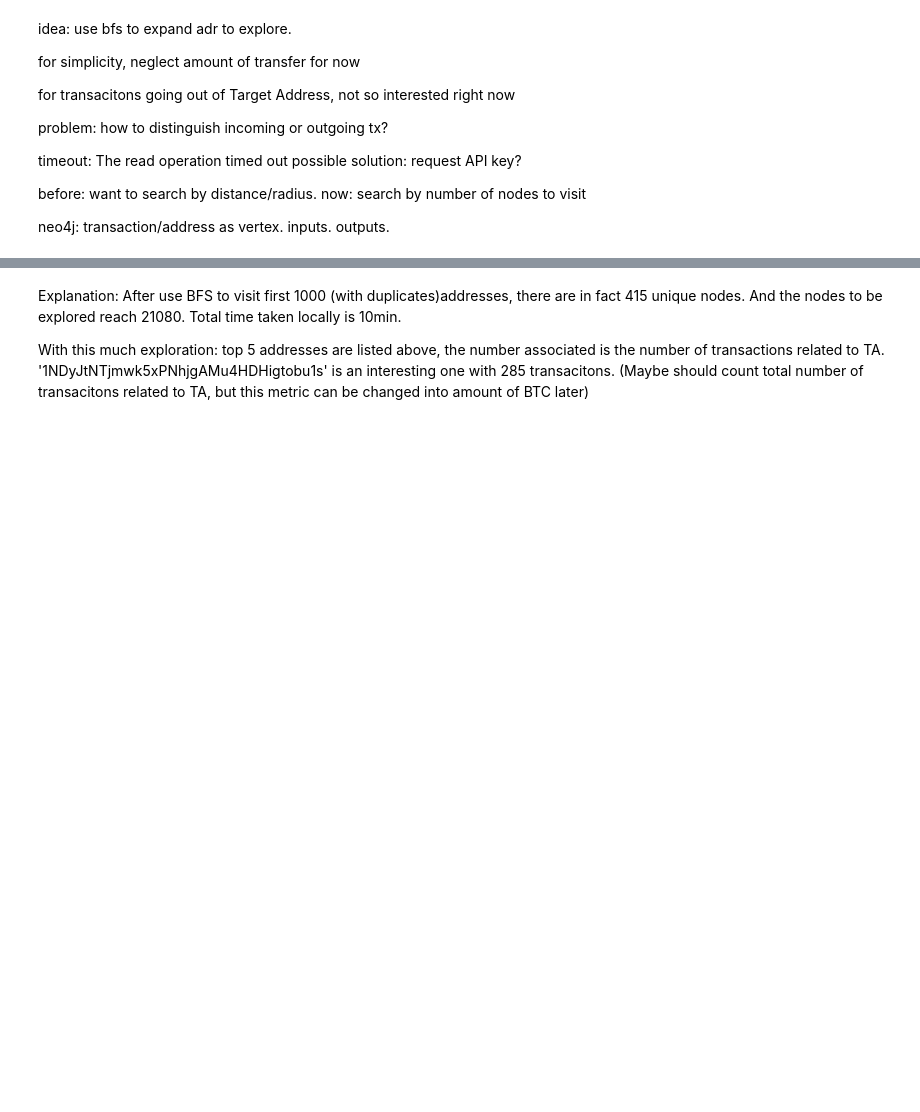
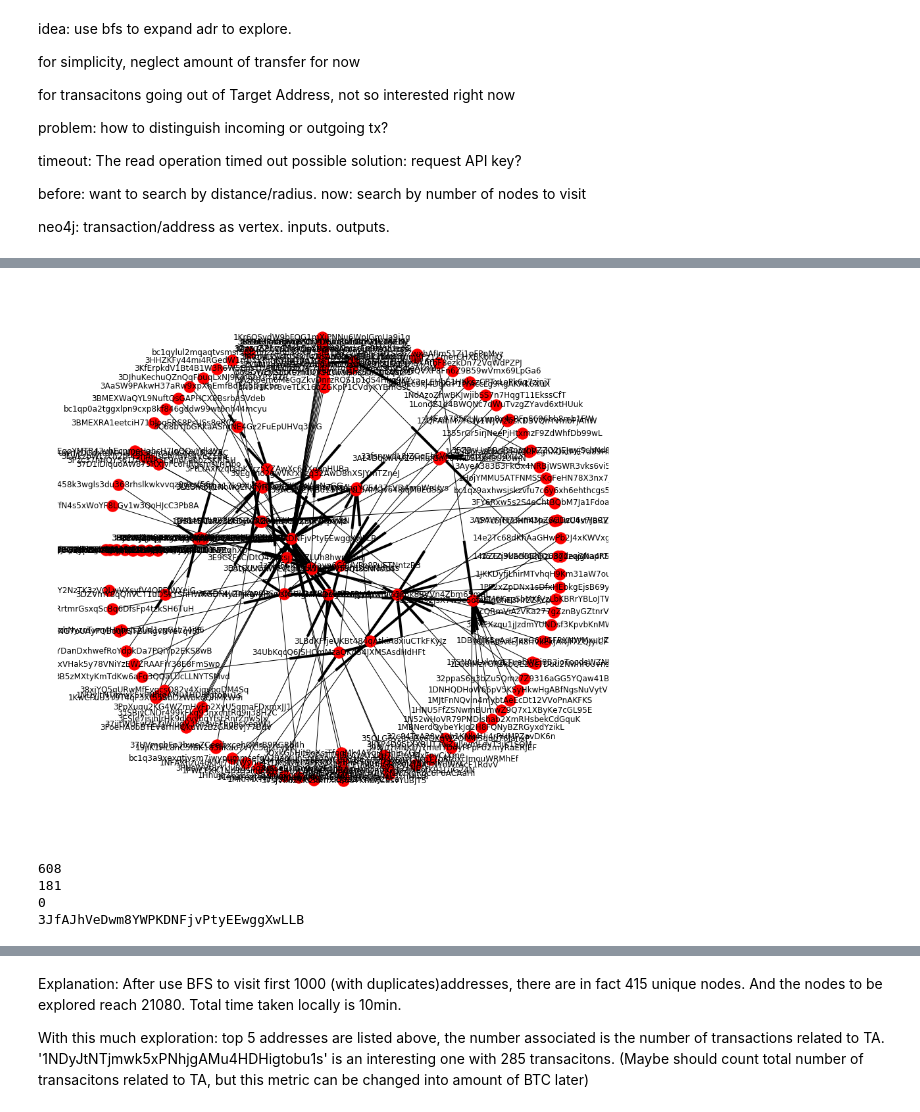
Before and after one commit to baihuajun24/tracebtc, a Jupyter notebook: playground.ipynb, the cells around one changed output, grey strips where cells are left out. Cells and saved outputs as stored; diff of their text form; code cells hidden in the pictures; blank space fills up the shorter version.

```diff
--- a/playground.ipynb
+++ b/playground.ipynb
@@ -145,0 +166,17 @@ plt.show()
+# %%
+matplotlib.rcParams['figure.figsize'] = [15, 15]
+nx.draw_networkx(G,pos=nx.spring_layout(G))
+plt.axis('off')
+plt.show()
+# %% [output]
+[figure, added]
+# %%
+print (len(addr_queue))
+print (len(G))
+print (len(tx_queue))
+print (TA)
+# %% [output]
+608
+181
+0
+3JfAJhVeDwm8YWPKDNFjvPtyEEwggXwLLB
```
Also changed, not shown: parts of 17 cells of this notebook, 4 other files.
